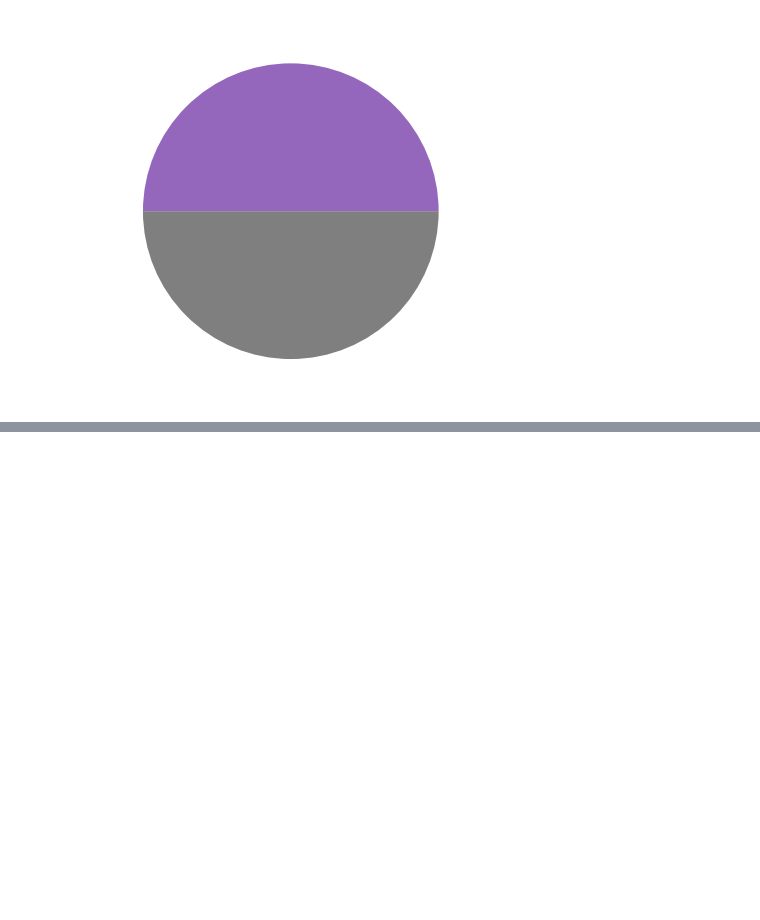
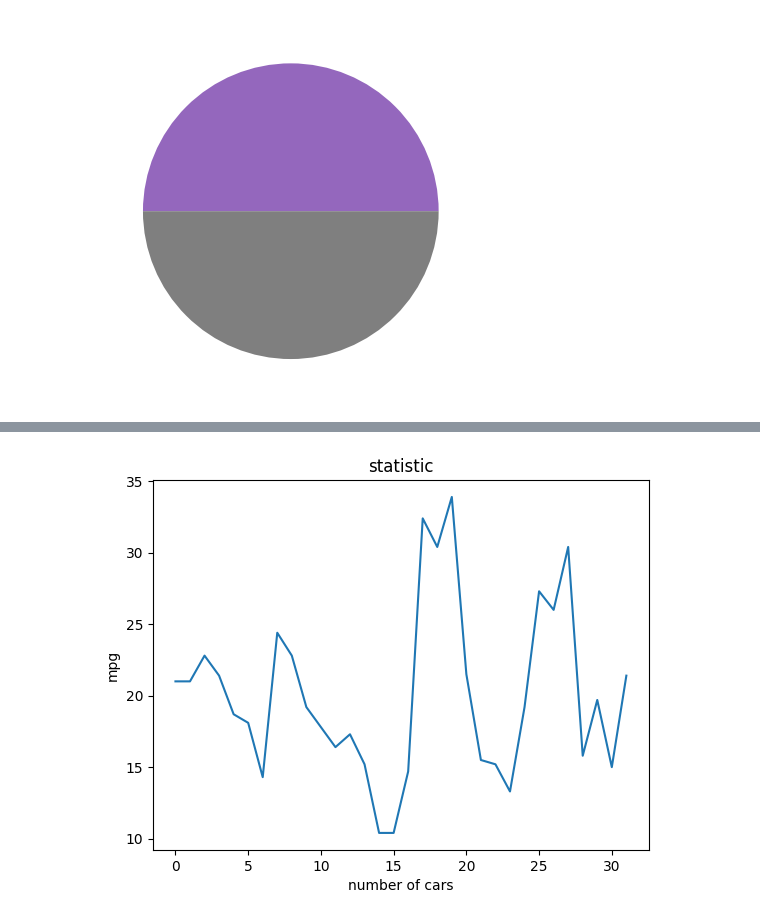
Before and after one commit to Meett27/DataAnalyticsWithPython, a Jupyter notebook: DataVisualizationMatplotlib.ipynb, the cells around one changed output, grey strips where cells are left out. Saved outputs shown, nothing was run; the diff lists cells and outputs as text; code cells hidden in the pictures; blank space fills up the shorter version.

```diff
--- a/DataVisualizationMatplotlib.ipynb
+++ b/DataVisualizationMatplotlib.ipynb
@@ -99,0 +139,8 @@ plt.show()
+# %%
+mpg.plot()
+plt.xlabel('number of cars')
+plt.ylabel('mpg')
+plt.title('statistic')
+plt.show()
+# %% [output]
+[figure, added]
```
Also changed, not shown: parts of 26 cells of this notebook.
